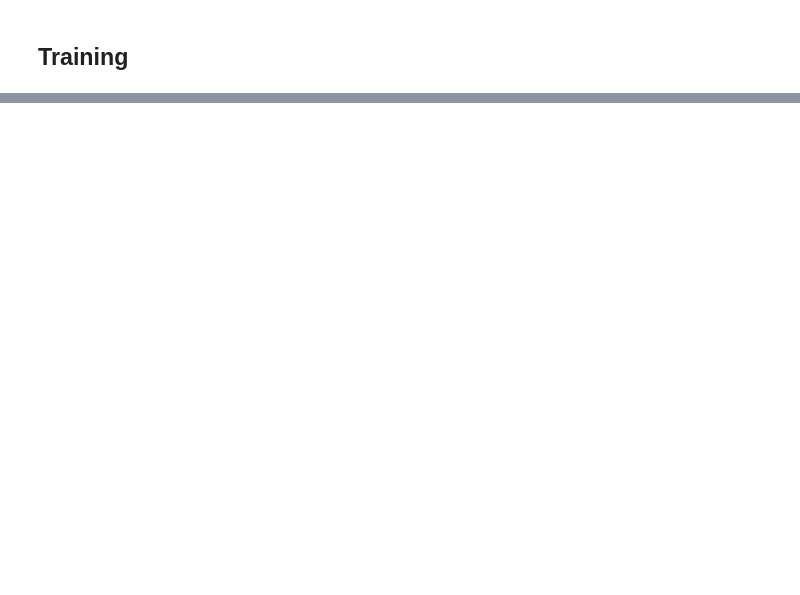
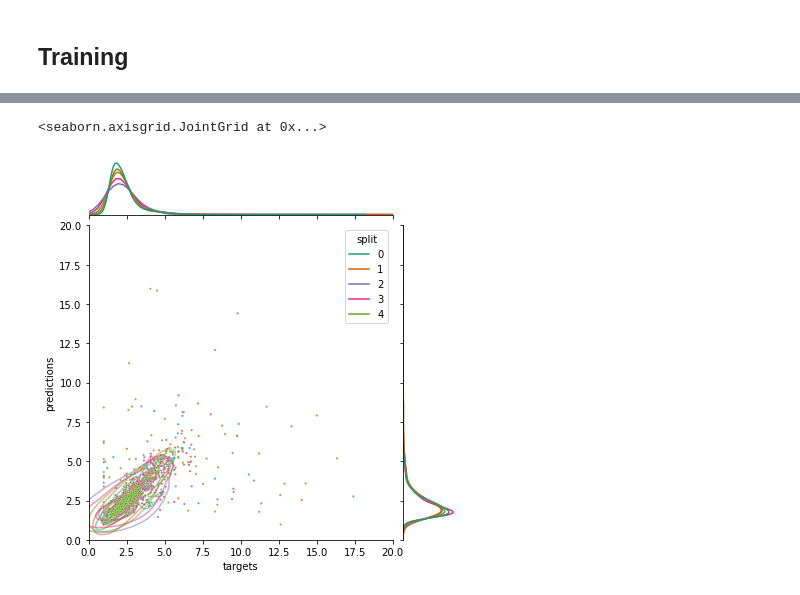
Before and after one commit to modl-uclouvain/modnet-matbench, a Jupyter notebook: matbench_dielectric/matbench_dielectric.ipynb, the cells around one changed output, grey strips where cells are left out. Drawn from its saved outputs; the diff is of its cells as text; code cells hidden in the pictures; blank space fills up the shorter version.

```diff
--- a/matbench_dielectric/matbench_dielectric.ipynb
+++ b/matbench_dielectric/matbench_dielectric.ipynb
@@ -113,0 +203,17 @@ print("test")
+# %%
+g = sns.jointplot(
+    data=reg_df,
+    x="targets",
+    y="predictions",
+    hue="split",
+    palette="Dark2",
+    alpha=0.0,
+    marginal_kws={"shade": False},
+    xlim=(0, 20),
+    ylim=(0, 20)
+)
+g.plot_joint(sns.scatterplot, hue=None, c="black", s=5, alpha=0.8)
+g.plot_joint(sns.kdeplot, color="split", zorder=0, levels=5, alpha=0.5)
+# %% [output]
+<seaborn.axisgrid.JointGrid at 0x...>
+[figure, added]
```
Also changed, not shown: parts of 10 cells of this notebook, 4 other files.
